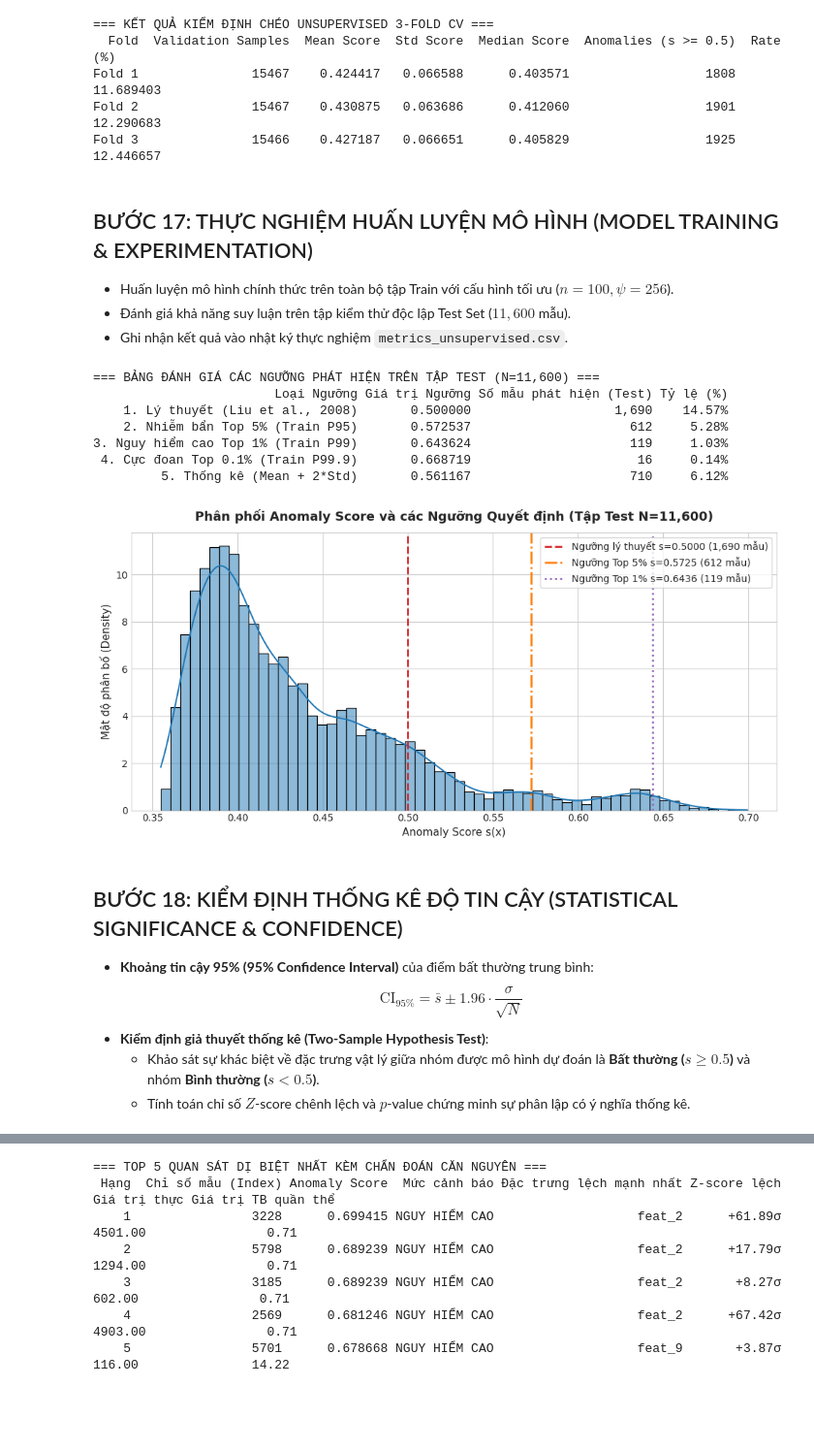
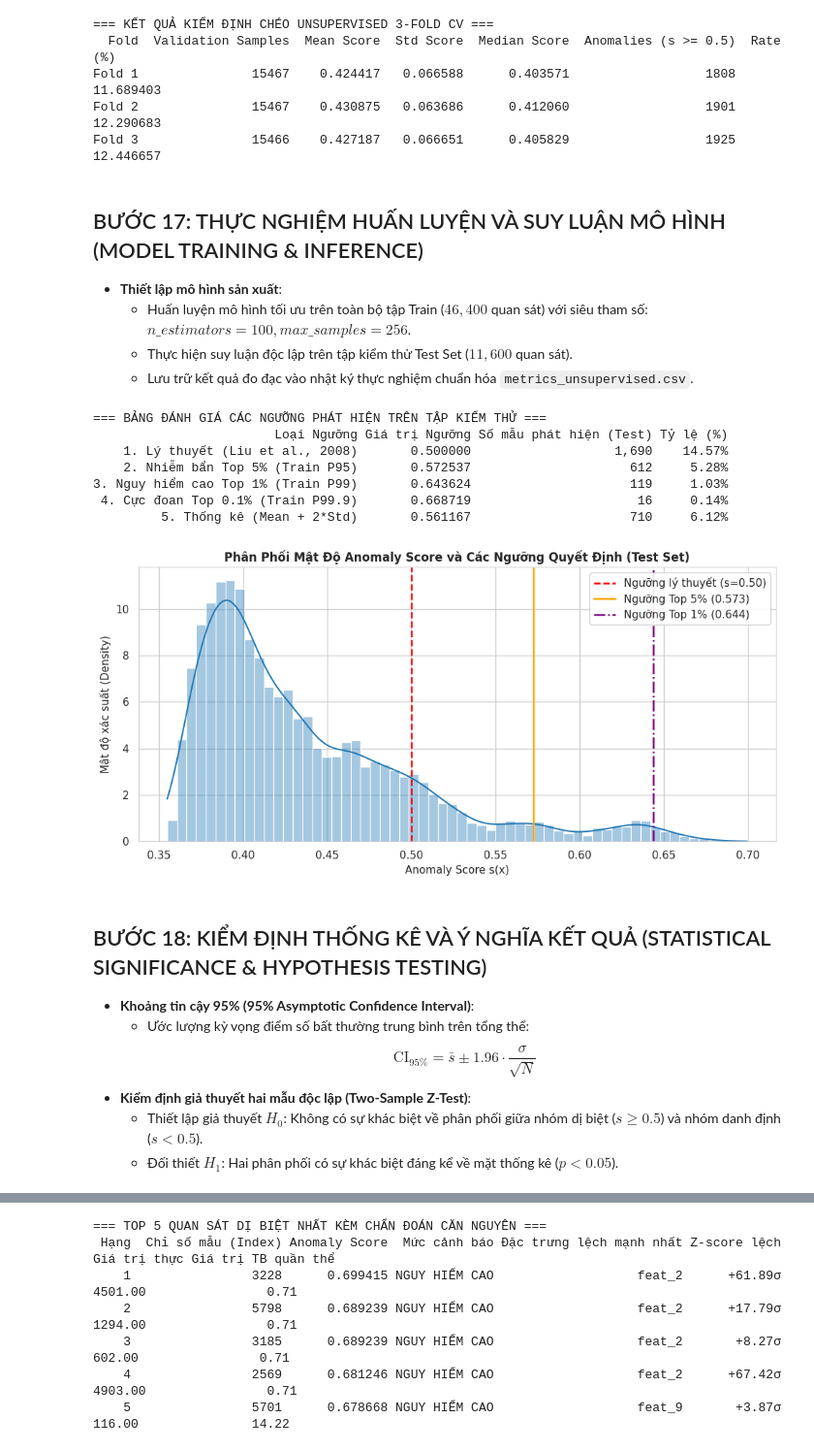
Before and after one commit to vongocgiavy/IFOREST, a Jupyter notebook: shuttle_anomaly_detection_iforest.ipynb, the cells around one changed output, grey strips where cells are left out. Shown at 97% size. Cells and saved outputs as stored; diff of their text form; code cells hidden in the pictures; blank space fills up the shorter version.

```diff
--- a/shuttle_anomaly_detection_iforest.ipynb
+++ b/shuttle_anomaly_detection_iforest.ipynb
@@ -420,0 +262,12 @@ print(tune_df.to_string(index=False))
+# %%
+# Phân chia dữ liệu Train/Test không giám sát
+X_train, X_test = train_test_split(X_raw, test_size=0.2, random_state=42)
+
+is_disjoint = set(X_train.index).isdisjoint(set(X_test.index))
+
+print("==================================================")
+print("PHÂN CHIA TẬP HUẤN LUYỆN VÀ KIỂM THỬ KHÔNG GIÁM SÁT")
+print("==================================================")
+print(f"Tập huấn luyện (Train Set): {len(X_train):,} mẫu ({len(X_train)/len(X_raw)*100:.1f}%)")
+print(f"Tập kiểm thử (Test Set): {len(X_test):,} mẫu ({len(X_test)/len(X_raw)*100:.1f}%)")
+print(f"Kiểm tra tính rời rạc của chỉ mục (No Leakage): {is_disjoint}")
@@ -450,11 +460,12 @@ Fold 1               15467    0.424417   0.066588      0.403571
 Fold 2               15467    0.430875   0.063686      0.412060                  1901 12.290683
 Fold 3               15466    0.427187   0.066651      0.405829                  1925 12.446657
 # %% [markdown]
-## BƯỚC 17: THỰC NGHIỆM HUẤN LUYỆN MÔ HÌNH (MODEL TRAINING & EXPERIMENTATION)
+## BƯỚC 17: THỰC NGHIỆM HUẤN LUYỆN VÀ SUY LUẬN MÔ HÌNH (MODEL TRAINING & INFERENCE)
 
-- Huấn luyện mô hình chính thức trên toàn bộ tập Train với cấu hình tối ưu ($n=100, \psi=256$).
-- Đánh giá khả năng suy luận trên tập kiểm thử độc lập Test Set ($11,600$ mẫu).
-- Ghi nhận kết quả vào nhật ký thực nghiệm `metrics_unsupervised.csv`.
+- **Thiết lập mô hình sản xuất**:
+  - Huấn luyện mô hình tối ưu trên toàn bộ tập Train ($46,400$ quan sát) với siêu tham số: $n\_estimators = 100, max\_samples = 256$.
+  - Thực hiện suy luận độc lập trên tập kiểm thử Test Set ($11,600$ quan sát).
+  - Lưu trữ kết quả đo đạc vào nhật ký thực nghiệm chuẩn hóa `metrics_unsupervised.csv`.
 # %%
 # Huấn luyện mô hình chính thức
 best_model = IsolationForest(
@@ -494,10 +505,10 @@ threshold_summary = [
 ]
 
 th_df = pd.DataFrame(threshold_summary)
-print("=== BẢNG ĐÁNH GIÁ CÁC NGƯỠNG PHÁT HIỆN TRÊN TẬP TEST (N=11,600) ===")
+print("=== BẢNG ĐÁNH GIÁ CÁC NGƯỠNG PHÁT HIỆN TRÊN TẬP KIỂM THỬ ===")
 print(th_df.to_string(index=False))
 # %% [output]
-=== BẢNG ĐÁNH GIÁ CÁC NGƯỠNG PHÁT HIỆN TRÊN TẬP TEST (N=11,600) ===
+=== BẢNG ĐÁNH GIÁ CÁC NGƯỠNG PHÁT HIỆN TRÊN TẬP KIỂM THỬ ===
                         Loại Ngưỡng Giá trị Ngưỡng Số mẫu phát hiện (Test) Tỷ lệ (%)
     1. Lý thuyết (Liu et al., 2008)       0.500000                   1,690    14.57%
     2. Nhiễm bẩn Top 5% (Train P95)       0.572537                     612     5.28%
@@ -506,28 +517,30 @@ print(th_df.to_string(index=False))
          5. Thống kê (Mean + 2*Std)       0.561167                     710     6.12%
 # %%
 # Trực quan hóa phân phối Anomaly Score trên tập kiểm thử
-plt.figure(figsize=(10, 5))
-sns.histplot(test_scores, bins=60, kde=True, color='#1f77b4', stat='density', alpha=0.5)
-plt.axvline(th_theoretical, color='#d62728', linestyle='--', lw=2, label=f'Ngưỡng lý thuyết s=0.5000 ({np.sum(test_scores >= th_theoretical):,} mẫu)')
-plt.axvline(th_top5, color='#ff7f0e', linestyle='-.', lw=2, label=f'Ngưỡng Top 5% s={th_top5:.4f} ({np.sum(test_scores >= th_top5):,} mẫu)')
-plt.axvline(th_top1, color='#9467bd', linestyle=':', lw=2, label=f'Ngưỡng Top 1% s={th_top1:.4f} ({np.sum(test_scores >= th_top1):,} mẫu)')
+plt.figure(figsize=(10, 5), dpi=100)
+sns.histplot(test_scores, bins=60, kde=True, color='#1f77b4', stat='density', alpha=0.4)
 
-plt.title("Phân phối Anomaly Score và các Ngưỡng Quyết định (Tập Test N=11,600)", fontsize=13, fontweight='bold', pad=12)
-plt.xlabel("Anomaly Score s(x)", fontsize=11)
-plt.ylabel("Mật độ phân bố (Density)", fontsize=11)
-plt.legend(frameon=True, facecolor='white')
+plt.axvline(th_theoretical, color='red', linestyle='--', lw=1.8, label=f'Ngưỡng lý thuyết (s=0.50)')
+plt.axvline(th_top5, color='orange', linestyle='-', lw=1.8, label=f'Ngưỡng Top 5% ({th_top5:.3f})')
+plt.axvline(th_top1, color='purple', linestyle='-.', lw=1.8, label=f'Ngưỡng Top 1% ({th_top1:.3f})')
+
+plt.title('Phân Phối Mật Độ Anomaly Score và Các Ngưỡng Quyết Định (Test Set)', fontsize=12, fontweight='bold')
+plt.xlabel('Anomaly Score s(x)', fontsize=11)
+plt.ylabel('Mật độ xác suất (Density)', fontsize=11)
+plt.legend(frameon=True, facecolor='white', framealpha=0.9)
 plt.tight_layout()
 plt.show()
 # %% [output]
-[figure, old version]
+[figure, new version]
 # %% [markdown]
-## BƯỚC 18: KIỂM ĐỊNH THỐNG KÊ ĐỘ TIN CẬY (STATISTICAL SIGNIFICANCE & CONFIDENCE)
+## BƯỚC 18: KIỂM ĐỊNH THỐNG KÊ VÀ Ý NGHĨA KẾT QUẢ (STATISTICAL SIGNIFICANCE & HYPOTHESIS TESTING)
 
-- **Khoảng tin cậy 95% (95% Confidence Interval)** của điểm bất thường trung bình:
-  $$\text{CI}_{95\%} = \bar{s} \pm 1.96 \cdot \frac{\sigma}{\sqrt{N}}$$
-- **Kiểm định giả thuyết thống kê (Two-Sample Hypothesis Test)**:
-  - Khảo sát sự khác biệt về đặc trưng vật lý giữa nhóm được mô hình dự đoán là **Bất thường ($s \ge 0.5$)** và nhóm **Bình thường ($s < 0.5$)**.
-  - Tính toán chỉ số $Z$-score chênh lệch và $p$-value chứng minh sự phân lập có ý nghĩa thống kê.
+- **Khoảng tin cậy 95% (95% Asymptotic Confidence Interval)**:
+  - Ước lượng kỳ vọng điểm số bất thường trung bình trên tổng thể:
+    $$\text{CI}_{95\%} = \bar{s} \pm 1.96 \cdot \frac{\sigma}{\sqrt{N}}$$
+- **Kiểm định giả thuyết hai mẫu độc lập (Two-Sample Z-Test)**:
+  - Thiết lập giả thuyết $H_0$: Không có sự khác biệt về phân phối giữa nhóm dị biệt ($s \ge 0.5$) và nhóm danh định ($s < 0.5$).
+  - Đối thiết $H_1$: Hai phân phối có sự khác biệt đáng kể về mặt thống kê ($p < 0.05$).
 # %%
 # Tính khoảng tin cậy 95% cho điểm trung bình
 n_test = len(test_scores)
```
Also changed, not shown: parts of 65 cells of this notebook.
